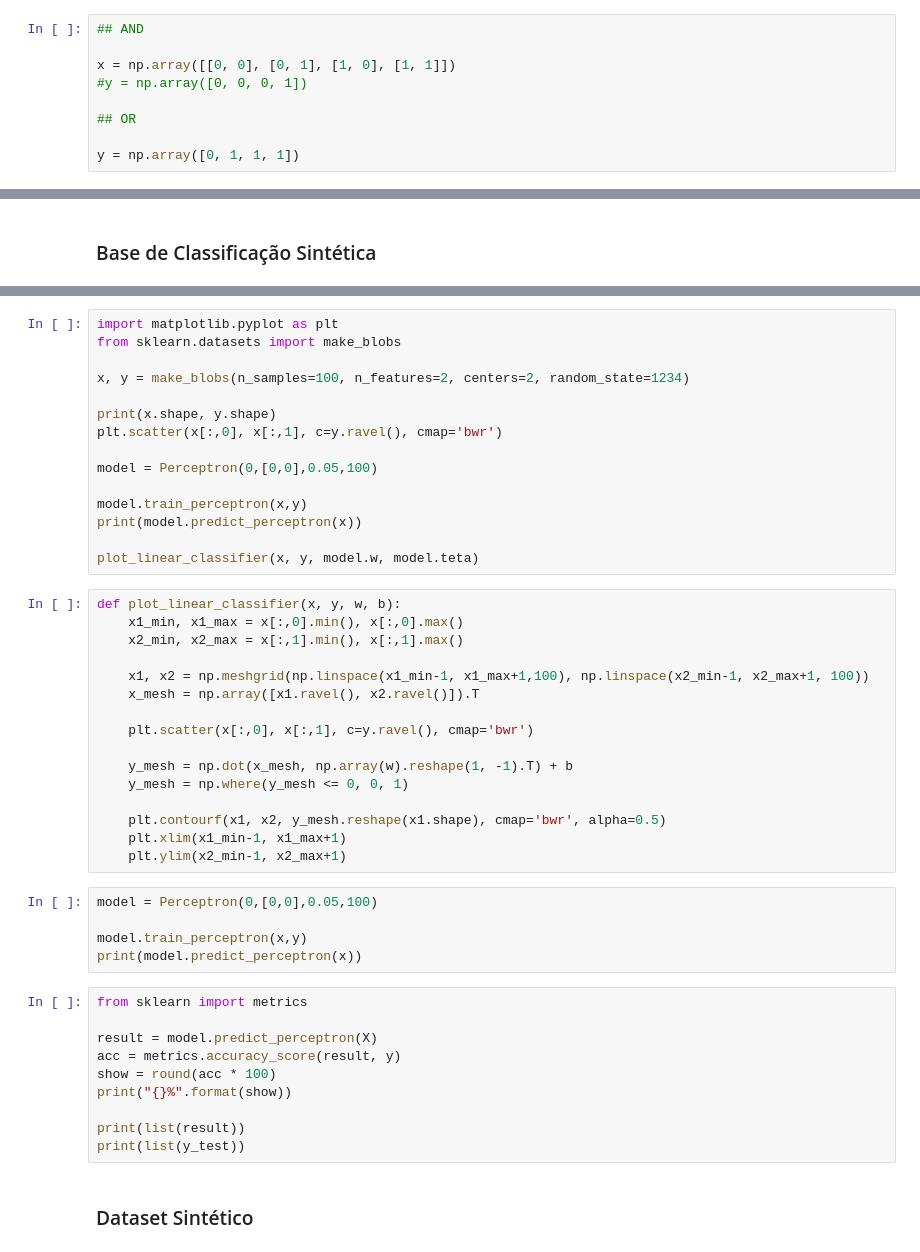
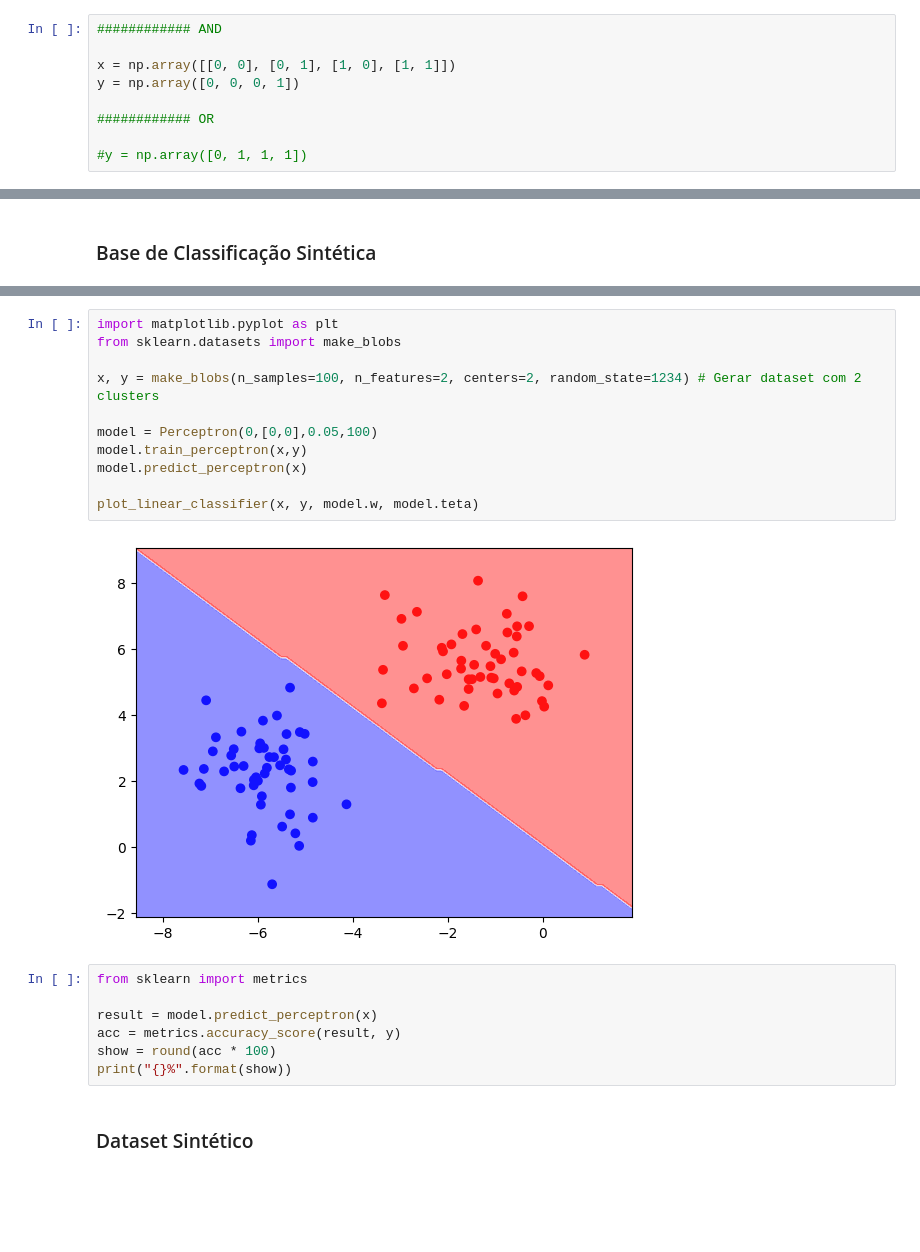
Before and after one commit to tmoura/machinelearning, a Jupyter notebook: Exercício_Perceptron.ipynb, the cells around one changed output, grey strips where cells are left out. Drawn from its saved outputs; the diff is of its cells as text; blank space fills up the shorter version.

```diff
--- a/Exercício_Perceptron.ipynb
+++ b/Exercício_Perceptron.ipynb
@@ -43,14 +43,14 @@ class Perceptron:
 # %% [markdown]
 ### Perceptron para resolver o AND e o OR
 # %%
-## AND
+############ AND
 
 x = np.array([[0, 0], [0, 1], [1, 0], [1, 1]])
-#y = np.array([0, 0, 0, 1])
+y = np.array([0, 0, 0, 1])
 
-## OR
+############ OR
 
-y = np.array([0, 1, 1, 1])
+#y = np.array([0, 1, 1, 1])
 # %%
 model = Perceptron(0,[0,0],0.05,50)
 
@@ -68,49 +82,23 @@ print(model.teta)
 # %%
 import matplotlib.pyplot as plt
 from sklearn.datasets import make_blobs
 
-x, y = make_blobs(n_samples=100, n_features=2, centers=2, random_state=1234)
-
-print(x.shape, y.shape)
-plt.scatter(x[:,0], x[:,1], c=y.ravel(), cmap='bwr')
+x, y = make_blobs(n_samples=100, n_features=2, centers=2, random_state=1234) # Gerar dataset com 2 clusters
 
 model = Perceptron(0,[0,0],0.05,100)
-
 model.train_perceptron(x,y)
-print(model.predict_perceptron(x))
+model.predict_perceptron(x)
 
 plot_linear_classifier(x, y, model.w, model.teta)
+# %% [output]
+[figure, added]
-# %%
-def plot_linear_classifier(x, y, w, b):
-    x1_min, x1_max = x[:,0].min(), x[:,0].max()
-    x2_min, x2_max = x[:,1].min(), x[:,1].max()
-
-    x1, x2 = np.meshgrid(np.linspace(x1_min-1, x1_max+1,100), np.linspace(x2_min-1, x2_max+1, 100))
-    x_mesh = np.array([x1.ravel(), x2.ravel()]).T
-
-    plt.scatter(x[:,0], x[:,1], c=y.ravel(), cmap='bwr')
-
-    y_mesh = np.dot(x_mesh, np.array(w).reshape(1, -1).T) + b
-    y_mesh = np.where(y_mesh <= 0, 0, 1)
-
-    plt.contourf(x1, x2, y_mesh.reshape(x1.shape), cmap='bwr', alpha=0.5)
-    plt.xlim(x1_min-1, x1_max+1)
-    plt.ylim(x2_min-1, x2_max+1)
-# %%
-model = Perceptron(0,[0,0],0.05,100)
-
-model.train_perceptron(x,y)
-print(model.predict_perceptron(x))
 # %%
 from sklearn import metrics
 
-result = model.predict_perceptron(X)
+result = model.predict_perceptron(x)
 acc = metrics.accuracy_score(result, y)
 show = round(acc * 100)
 print("{}%".format(show))
-
-print(list(result))
-print(list(y_test))
 # %% [markdown]
 ### Dataset Sintético
 # %%
```
Also changed, not shown: parts of 3 cells of this notebook.
